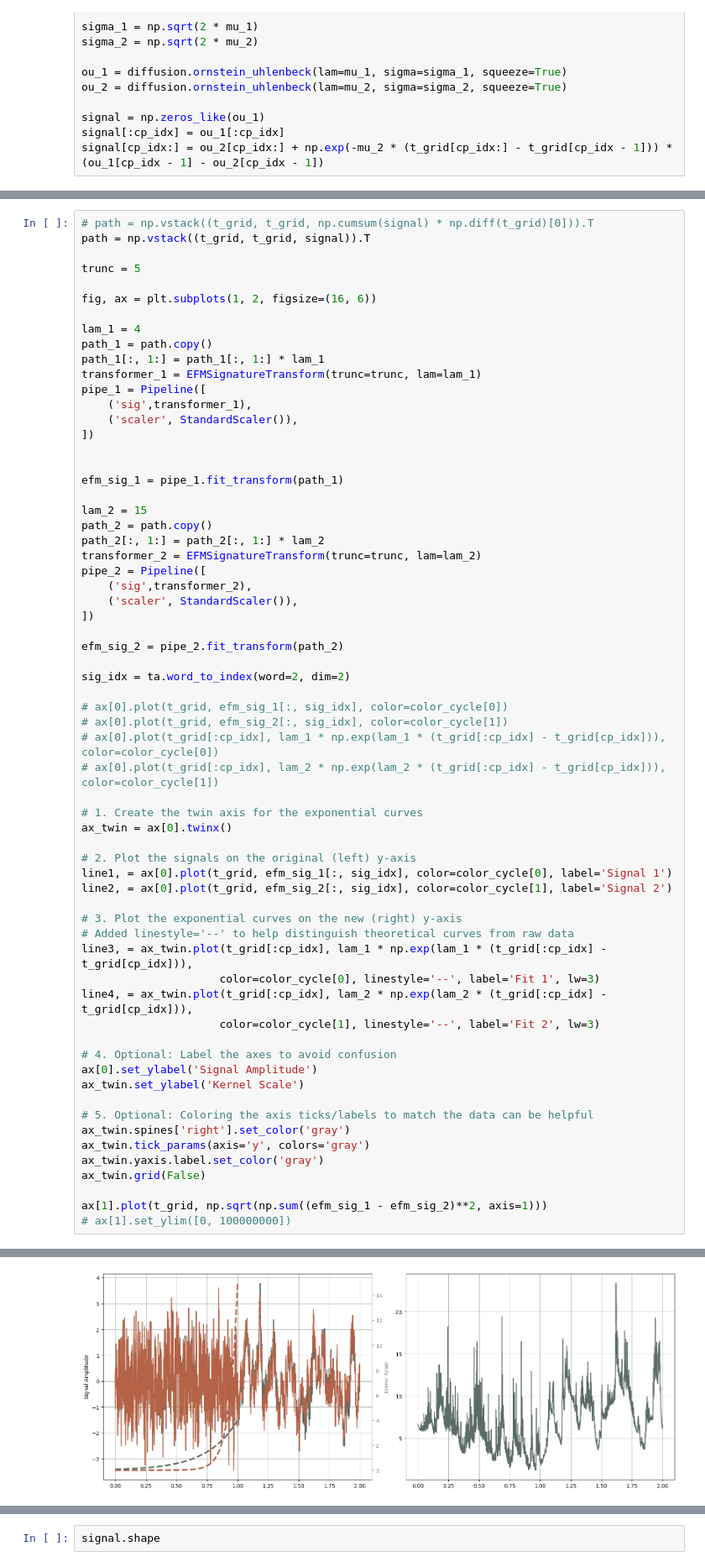
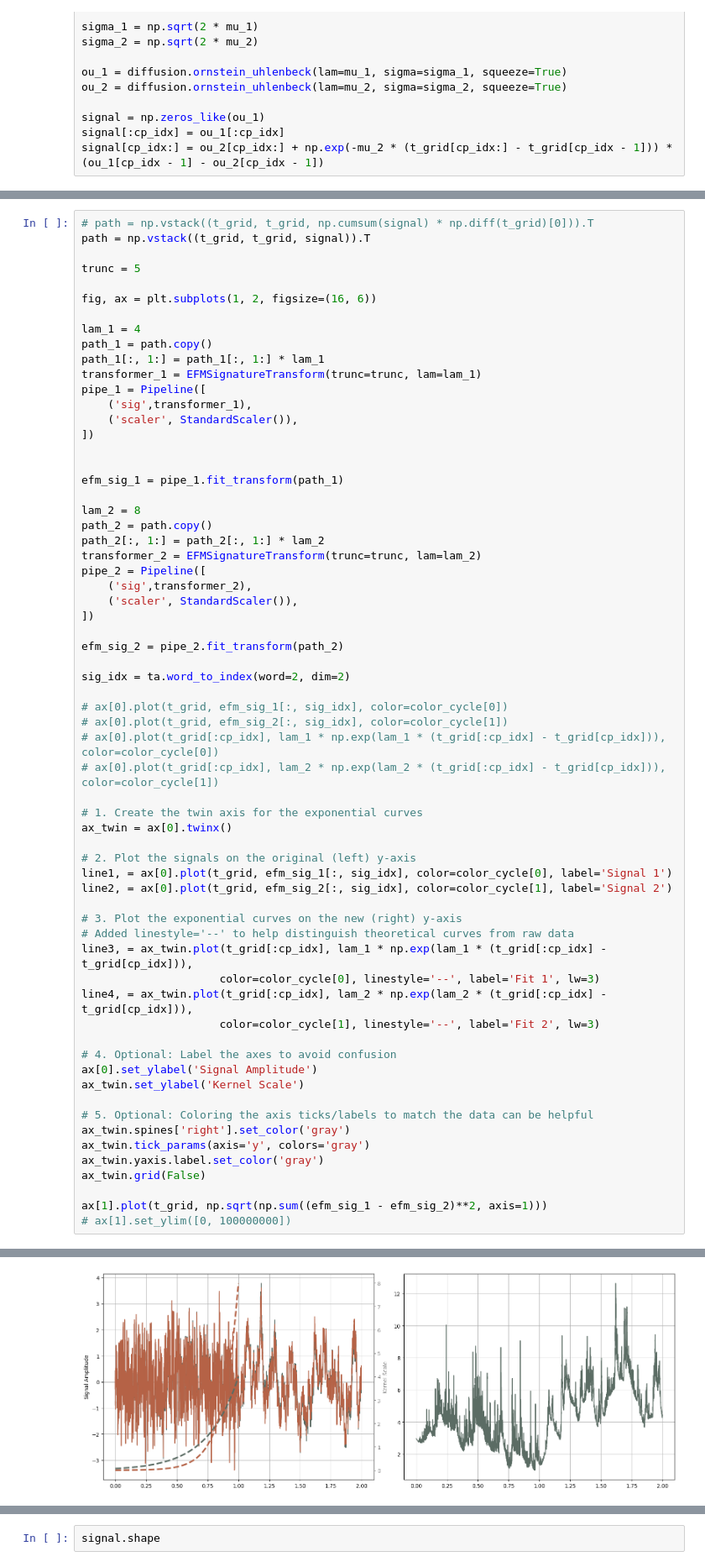
Before and after one commit to MrG1raffe/signature, a Jupyter notebook: notebooks/CPD.ipynb, the cells around one changed output, grey strips where cells are left out. Shown at 84% size. Drawn from its saved outputs; the diff is of its cells as text.

```diff
--- a/notebooks/CPD.ipynb
+++ b/notebooks/CPD.ipynb
@@ -97,7 +99,7 @@ pipe_1 = Pipeline([
 
 efm_sig_1 = pipe_1.fit_transform(path_1)
 
-lam_2 = 15
+lam_2 = 8
 path_2 = path.copy()
 path_2[:, 1:] = path_2[:, 1:] * lam_2
 transformer_2 = EFMSignatureTransform(trunc=trunc, lam=lam_2)
@@ -116,34 +118,34 @@ sig_idx = ta.word_to_index(word=2, dim=2)
 # ax[0].plot(t_grid[:cp_idx], lam_2 * np.exp(lam_2 * (t_grid[:cp_idx] - t_grid[cp_idx])), color=color_cycle[1])
 
 # 1. Create the twin axis for the exponential curves
 ax_twin = ax[0].twinx()
 
 # 2. Plot the signals on the original (left) y-axis
 line1, = ax[0].plot(t_grid, efm_sig_1[:, sig_idx], color=color_cycle[0], label='Signal 1')
 line2, = ax[0].plot(t_grid, efm_sig_2[:, sig_idx], color=color_cycle[1], label='Signal 2')
 
 # 3. Plot the exponential curves on the new (right) y-axis
 # Added linestyle='--' to help distinguish theoretical curves from raw data
 line3, = ax_twin.plot(t_grid[:cp_idx], lam_1 * np.exp(lam_1 * (t_grid[:cp_idx] - t_grid[cp_idx])),
                      color=color_cycle[0], linestyle='--', label='Fit 1', lw=3)
 line4, = ax_twin.plot(t_grid[:cp_idx], lam_2 * np.exp(lam_2 * (t_grid[:cp_idx] - t_grid[cp_idx])),
                      color=color_cycle[1], linestyle='--', label='Fit 2', lw=3)
 
 # 4. Optional: Label the axes to avoid confusion
 ax[0].set_ylabel('Signal Amplitude')
 ax_twin.set_ylabel('Kernel Scale')
 
 # 5. Optional: Coloring the axis ticks/labels to match the data can be helpful
 ax_twin.spines['right'].set_color('gray')
 ax_twin.tick_params(axis='y', colors='gray')
 ax_twin.yaxis.label.set_color('gray')
 ax_twin.grid(False)
 
 ax[1].plot(t_grid, np.sqrt(np.sum((efm_sig_1 - efm_sig_2)**2, axis=1)))
 # ax[1].set_ylim([0, 100000000])
 # %% [output]
 [<matplotlib.lines.Line2D at 0x...>]
-[figure, old version]
+[figure, new version]
 # %%
 from sklearn.svm import OneClassSVM
 
```
Also changed, not shown: parts of 19 cells of this notebook.
